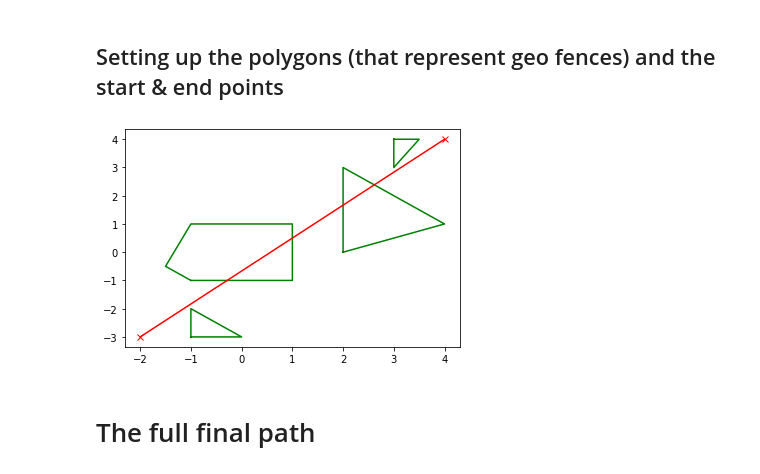
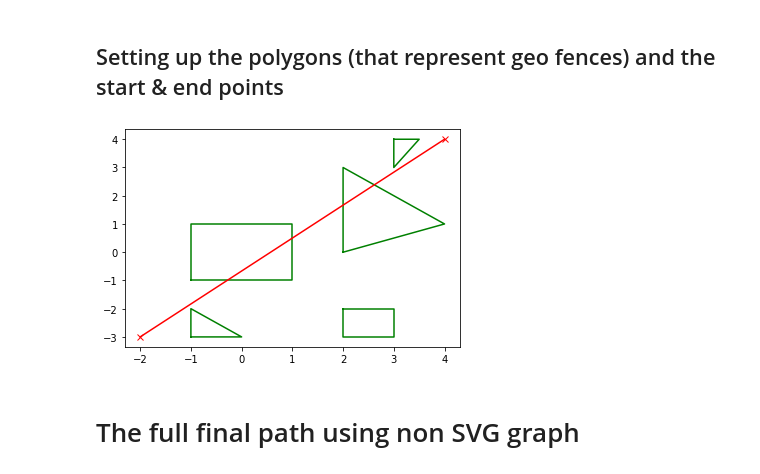
Before and after one commit to pratikluitel/ros-geofencing, a Jupyter notebook: Test notebooks/svga_test.ipynb, the cells around one changed output. Cells and saved outputs as stored; diff of their text form; code cells hidden in the pictures.

```diff
--- a/Test notebooks/svga_test.ipynb
+++ b/Test notebooks/svga_test.ipynb
@@ -169,25 +345,26 @@ def find_paths(start, end, polys):
 # %% [markdown]
 ## Setting up the polygons (that represent geo fences) and the start & end points
 # %%
-polys = np.array([Polygon([[-1,-1],[-1.5,-0.5], [-1,1], [1,1], [1,-1]]),
+polys = np.array([Polygon([[-1,-1], [-1,1], [1,1], [1,-1]]),
                   Polygon([[-1,-3], [-1,-2], [0,-3]]),
                   Polygon([[2,0], [2,3], [4,1]]),
-                  Polygon([[3,4], [3,3], [3.5,4]]),])
+                  Polygon([[3,4], [3,3], [3.5,4]]),
+                  Polygon([[2,-2],[2,-3], [3,-3], [3,-2]])])
 
 start = Point(-2,-3)
 end = Point(4,4)
 
 for poly in polys:
   plt.plot(*poly.exterior.xy, 'g')
 
 path = make_path(start, end)
 plt.plot(*path.xy, 'rx-')
 
 plt.show()
 # %% [output]
-[figure, old version]
+[figure, new version]
 # %% [markdown]
-# The full final path
+# The full final path using non SVG graph
 # %%
 planned_path = find_paths(start, end, polys)
 for poly in polys:
```
Also changed, not shown: parts of 9 cells of this notebook.
